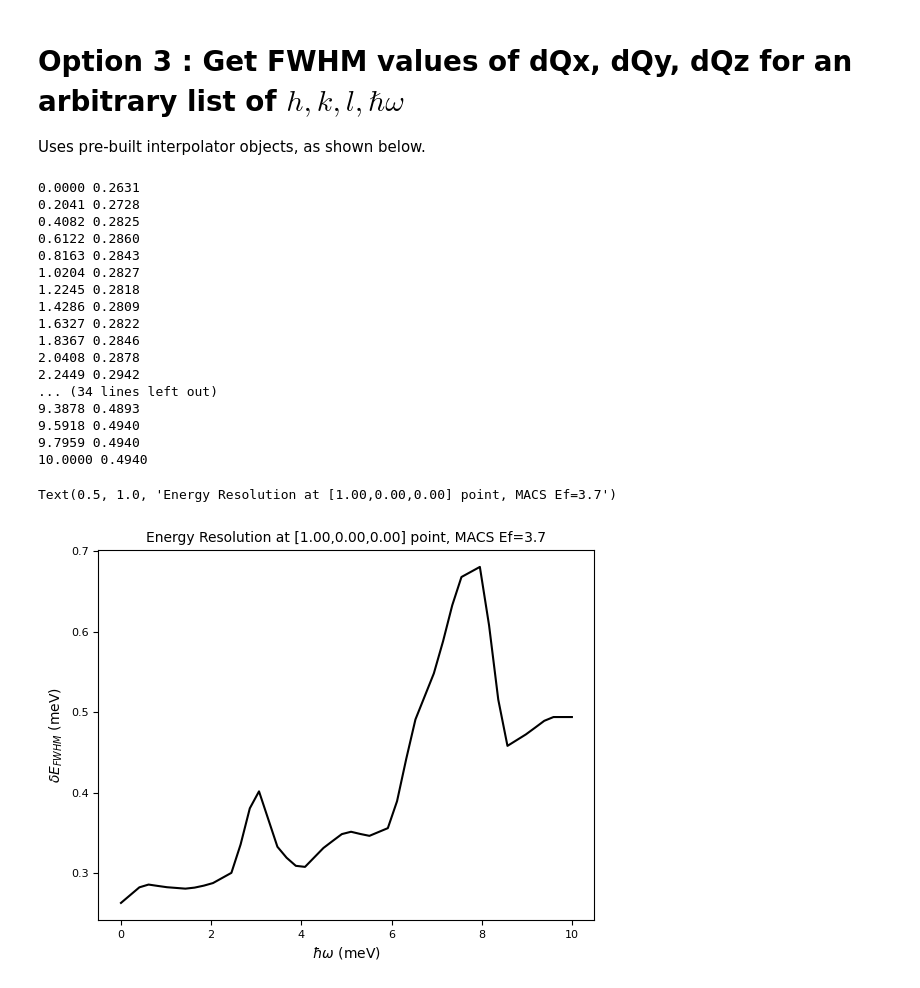
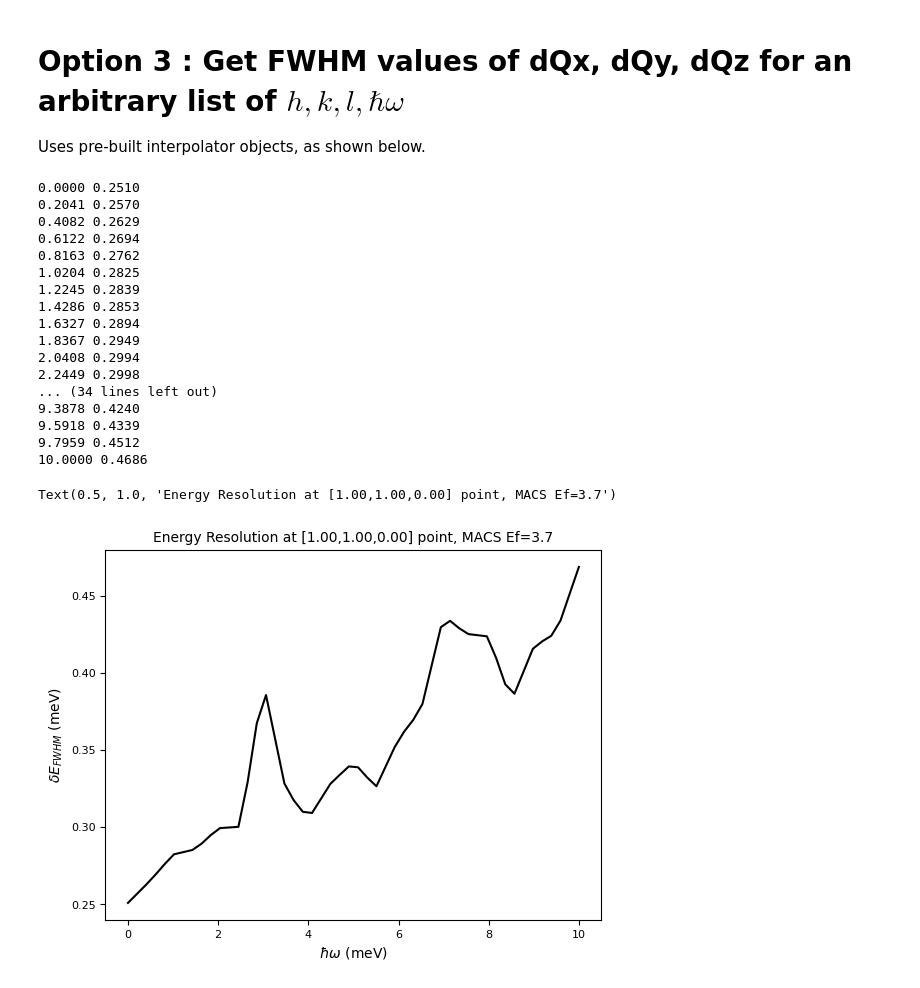
Before and after one commit to thallor1/pyMACS, a Jupyter notebook: docs/source/notebooks/MACS_User_notebook.ipynb, the cells around one changed output. Saved outputs shown, nothing was run; the diff lists cells and outputs as text; code cells hidden in the pictures.

```diff
--- a/docs/source/notebooks/MACS_User_notebook.ipynb
+++ b/docs/source/notebooks/MACS_User_notebook.ipynb
@@ -162,49 +162,46 @@ fig.show()
 Uses pre-built interpolator objects, as shown below.
 # %%
 #Adjust this as needed.
-H1,K1,L1 = 1.0,0.0,0.0
-H2,K2,L2 = 1.5,0.0,0.0
+H1,K1,L1 = 1.0,1.0,0.0
 macsEf = 3.7
 omegas = np.linspace(0,10,50)
 macs_instr.kidney.Ef=macsEf
 interp_dQx, interp_dQz, interp_dE = macs_instr.load_res_fwhm_interp_objects()
 #These interpolators require input in terms of lab fram, not H,K,L. This is done in the following way.
 qx1,qz1 = macs_instr.sample.HKL_to_QxQz(H1,K1,L1)
 qx2,qz2 = macs_instr.sample.HKL_to_QxQz(H2,K2,L2)
 
 #Now call the interpolators:
 Efwhms1 = []
 Efwhms2 = []
 for i,dE in enumerate(omegas):
     dE_fwhm1 = interp_dE([qx1,qz1,dE])
-    dE_fwhm2 = interp_dE([qx2,qz2,dE])
     print(f"{dE:.4f} {dE_fwhm1[0]:.4f}")
     Efwhms1.append(dE_fwhm1)
-    Efwhms2.append(dE_fwhm2)
 
 fig,ax = plt.subplots(1,1)
 ax.plot(omegas,Efwhms1,color='k',ls='-',label=f"h={H1:.2f},k={K1:.2f},l={L1:.2f}")
 #ax.plot(omegas,Efwhms2,color='b',ls='-',label=f"h={H2:.2f},k={K2:.2f},l={L2:.2f}")
 ax.set_xlabel(r"$\hbar\omega$ (meV)")
 ax.set_ylabel(r"$\delta E_{FWHM}$ (meV)")
 ax.set_title(f"Energy Resolution at [{H1:.2f},{K1:.2f},{L1:.2f}] point, MACS Ef={macsEf}",fontsize=10)
 # %% [output]
-0.0000 0.2631
-0.2041 0.2728
-0.4082 0.2825
-0.6122 0.2860
-0.8163 0.2843
-1.0204 0.2827
-1.2245 0.2818
-1.4286 0.2809
-1.6327 0.2822
-1.8367 0.2846
-2.0408 0.2878
-2.2449 0.2942
+0.0000 0.2510
+0.2041 0.2570
+0.4082 0.2629
+0.6122 0.2694
+0.8163 0.2762
+1.0204 0.2825
+1.2245 0.2839
+1.4286 0.2853
+1.6327 0.2894
+1.8367 0.2949
+2.0408 0.2994
+2.2449 0.2998
 ... (34 lines left out)
-9.3878 0.4893
-9.5918 0.4940
-9.7959 0.4940
-10.0000 0.4940
+9.3878 0.4240
+9.5918 0.4339
+9.7959 0.4512
+10.0000 0.4686
-Text(0.5, 1.0, 'Energy Resolution at [1.00,0.00,0.00] point, MACS Ef=3.7')
+Text(0.5, 1.0, 'Energy Resolution at [1.00,1.00,0.00] point, MACS Ef=3.7')
-[figure, old version]
+[figure, new version]
```
Also changed, not shown: 1 other file.
